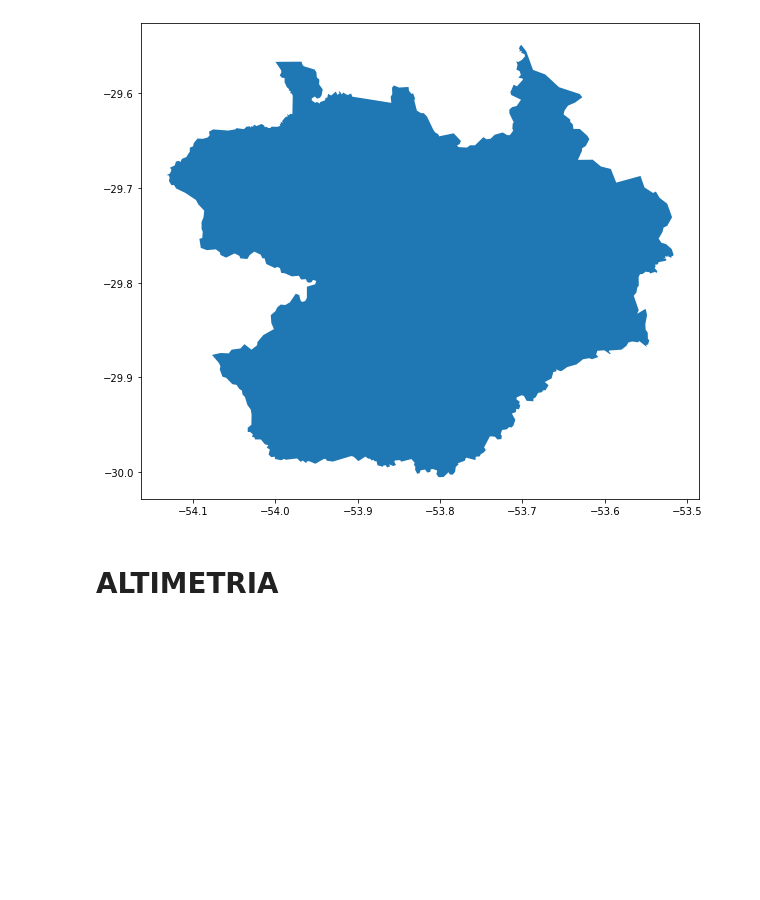
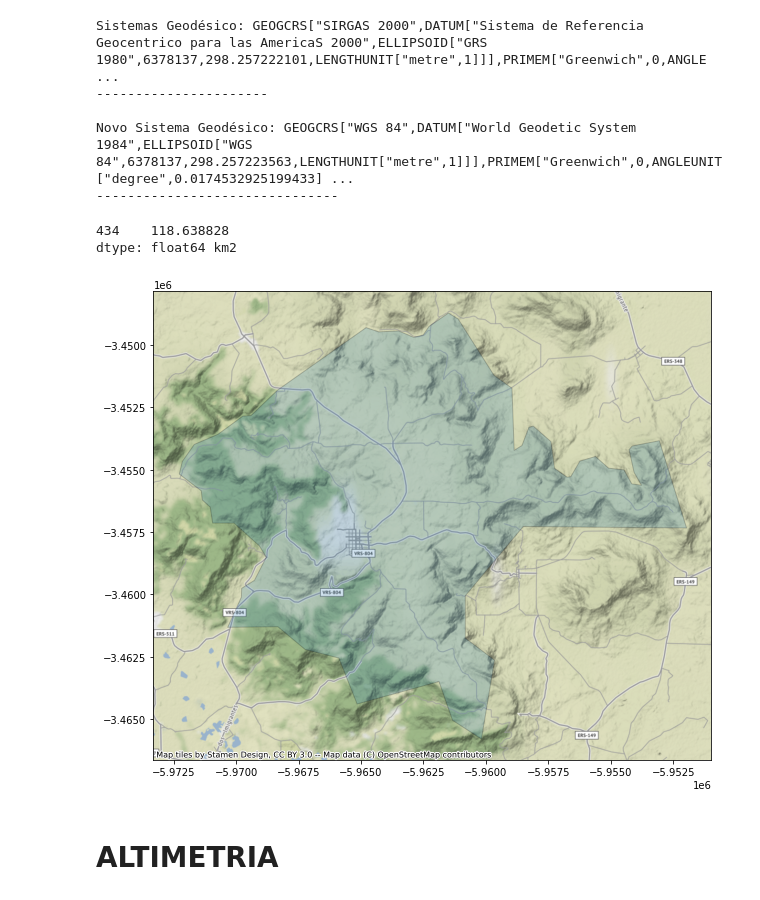
Before and after one commit to sclaudiobr/algoritmos-py, a Jupyter notebook: Geocloud01_Altimetria.ipynb, the cells around one changed output. Drawn from its saved outputs; the diff is of its cells as text; code cells hidden in the pictures; blank space fills up the shorter version.

```diff
--- a/Geocloud01_Altimetria.ipynb
+++ b/Geocloud01_Altimetria.ipynb
@@ -33,14 +48,38 @@ Your system is ready.
 # %%
 # ACESSANDO OS DADOS DENTRO DO REPOSITÓRIO GEOBR
+## salva a filtragem na base do IBGE na variável df
 df = br.read_municipality(code_muni='RS')
-df = df[df.name_muni=='Santa Maria']
+rs = df
+### Refina a busca por municípios
+df = df[df.name_muni=='Silveira Martins']
+df = gpd.GeoDataFrame(df)
+print("Sistemas Geodésico:",df.crs.geodetic_crs)
+print('----------------------')
+print('')
+# Converte para o datum WGS84
 df = df.to_crs(crs='EPSG:4326')
-# Gerando o polígono do retângulo da área abrangente
-ax = df.plot(figsize=(10,10))
+print("Novo Sistema Geodésico:",df.crs.geodetic_crs)
+print('-------------------------------')
+print('')
 dfbox = box(*df.total_bounds).bounds
 latitude,longitude = np.array(dfbox)[1],np.array(dfbox)[2]
+# salva os arquivos no formato shapefile
 df.to_file('./proj/shp/df.shp', driver='ESRI Shapefile')
 # %% [output]
-[figure, removed]
+Sistemas Geodésico: GEOGCRS["SIRGAS 2000",DATUM["Sistema de Referencia Geocentrico para las AmericaS 2000",ELLIPSOID["GRS 1980",6378137,298.257222101,LENGTHUNIT["metre",1]]],PRIMEM["Greenwich",0,ANGLE ...
+----------------------
+
+Novo Sistema Geodésico: GEOGCRS["WGS 84",DATUM["World Geodetic System 1984",ELLIPSOID["WGS 84",6378137,298.257223563,LENGTHUNIT["metre",1]]],PRIMEM["Greenwich",0,ANGLEUNIT["degree",0.0174532925199433] ...
+-------------------------------
+# %%
+df = df.to_crs('EPSG:3857') # converte para Carteziano (Transverso Mercator)
+
+ax = df.plot(figsize=(10, 10), alpha=0.2, edgecolor='k')
+ctx.add_basemap(ax)
+print(df.to_crs('EPSG:31982').area/1000000,'km2') # converte de volta para
+# %% [output]
+434    118.638828
+dtype: float64 km2
+[figure, added]
 # %% [markdown]
 # ALTIMETRIA
```
Also changed, not shown: parts of 13 cells of this notebook.
